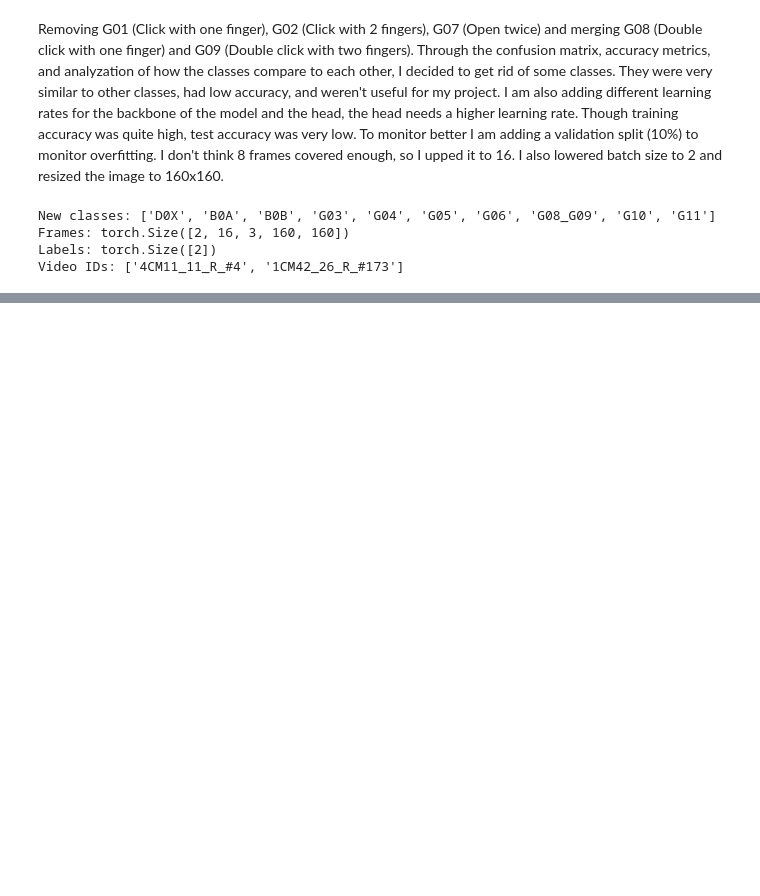
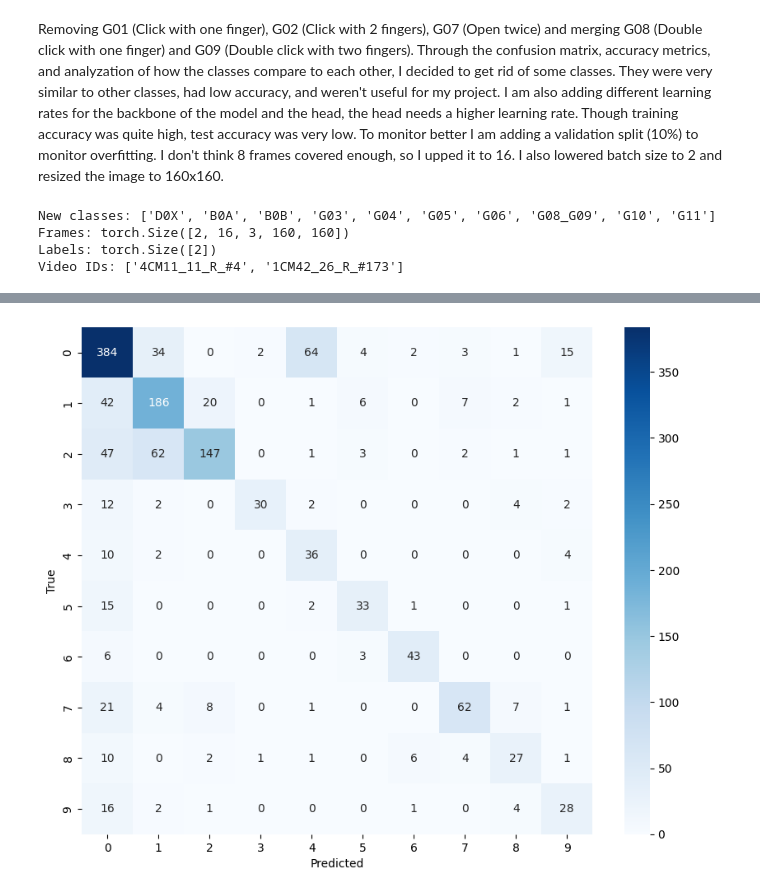
Before and after one commit to Kaizen256/ML-Projects, a Jupyter notebook: LED_Gesture_TSM/model.ipynb, the cells around one changed output, grey strips where cells are left out. Drawn from its saved outputs; the diff is of its cells as text; code cells hidden in the pictures; blank space fills up the shorter version.

```diff
--- a/LED_Gesture_TSM/model.ipynb
+++ b/LED_Gesture_TSM/model.ipynb
@@ -394,8 +396,10 @@ with torch.inference_mode():
         conf, pred = probs.max(1)
         # optional threshold:
         # pred = torch.where(conf < torch.tensor(0.6, device=pred.device), torch.tensor(0, device=pred.device), pred)
-        all_y.append(yb.cpu().numpy()); all_p.append(pred.cpu().numpy())
-y = np.concatenate(all_y); p = np.concatenate(all_p)
+        all_y.append(yb.cpu().numpy())
+        all_p.append(pred.cpu().numpy())
+y = np.concatenate(all_y)
+p = np.concatenate(all_p)
 cm = confusion_matrix(y, p, labels=list(range(14)))
 print(cm)
 # %% [output]
@@ -480,10 +484,11 @@ with torch.inference_mode():
         xb, yb = b["frames"].to(device), b["label"].to(device)
         probs = torch.softmax(resnet.video_forward(xb), dim=-1)
         conf, pred = probs.max(1)
-        # optional threshold:
         pred = torch.where(conf < torch.tensor(0.6, device=pred.device), torch.tensor(0, device=pred.device), pred)
-        all_y.append(yb.cpu().numpy()); all_p.append(pred.cpu().numpy())
-y = np.concatenate(all_y); p = np.concatenate(all_p)
+        all_y.append(yb.cpu().numpy())
+        all_p.append(pred.cpu().numpy())
+y = np.concatenate(all_y)
+p = np.concatenate(all_p)
 cm = confusion_matrix(y, p, labels=list(range(14)))
 print(cm)
 # %% [output]
@@ -668,12 +673,13 @@ class IPNHandFrames(Dataset):
 
                 new_cid = self._raw2new[raw_cid]
 
-                start1 = int(row[3]); end1 = int(row[4])
+                start1 = int(row[3])
+                end1 = int(row[4])
                 frames = self.videos[vid]
                 n = len(frames)
 
                 seg_start0 = max(0, start1 - 1)
-                seg_end0   = min(n, end1)
+                seg_end0 = min(n, end1)
 
                 if seg_end0 - seg_start0 < self.clip_len:
                     idxs = list(range(seg_start0, seg_end0))
@@ -837,0 +1060,45 @@ for epoch in range(1, epochs + 1):
+# %%
+import torch, numpy as np
+from sklearn.metrics import confusion_matrix
+
+device = "cuda" if torch.cuda.is_available() else "cpu"
+NUM_CLASSES = 10
+
+all_y, all_p = [], []
+
+resnet.eval()
+with torch.inference_mode():
+    for b in test_dl:
+        xb, yb = b["frames"].to(device), b["label"].to(device)
+
+        T_need = getattr(resnet, "T", xb.shape[1])
+        if xb.shape[1] != T_need:
+            if xb.shape[1] > T_need:
+                xb = xb[:, :T_need]
+            else:
+                pad = xb[:, -1:].expand(xb.size(0), T_need - xb.size(1), *xb.shape[2:])
+                xb = torch.cat([xb, pad], dim=1)
+
+        probs = torch.softmax(resnet.video_forward(xb), dim=-1)
+        conf, pred = probs.max(1)
+
+        pred = torch.where(conf < torch.tensor(0.6, device=pred.device),
+                           torch.tensor(0, device=pred.device), pred)
+
+        all_y.append(yb.cpu().numpy())
+        all_p.append(pred.cpu().numpy())
+
+y = np.concatenate(all_y)
+p = np.concatenate(all_p)
+cm = confusion_matrix(y, p, labels=list(range(NUM_CLASSES)))
+
+import seaborn as sns
+import matplotlib.pyplot as plt
+
+plt.figure(figsize=(10,8))
+sns.heatmap(cm, annot=True, fmt='d', cmap='Blues')
+plt.xlabel("Predicted")
+plt.ylabel("True")
+plt.show()
+# %% [output]
+[figure, added]
```
Also changed, not shown: parts of 9 cells of this notebook, 11 other files.
